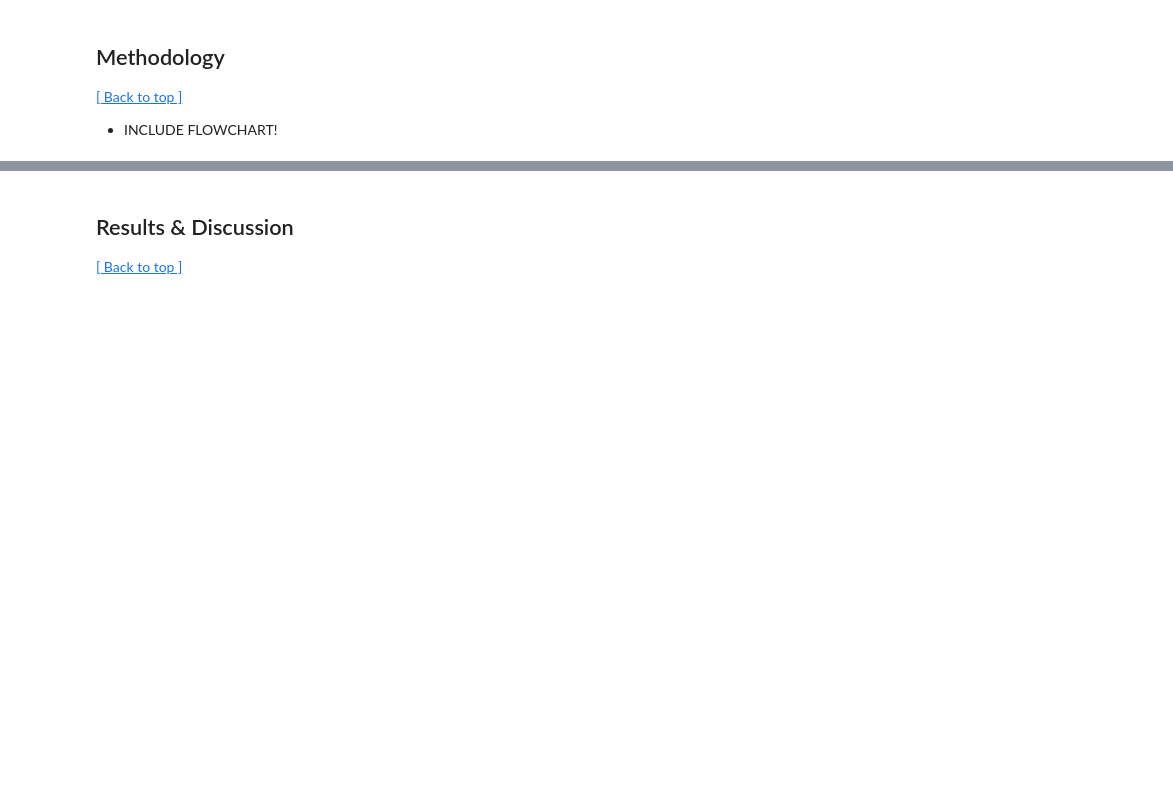
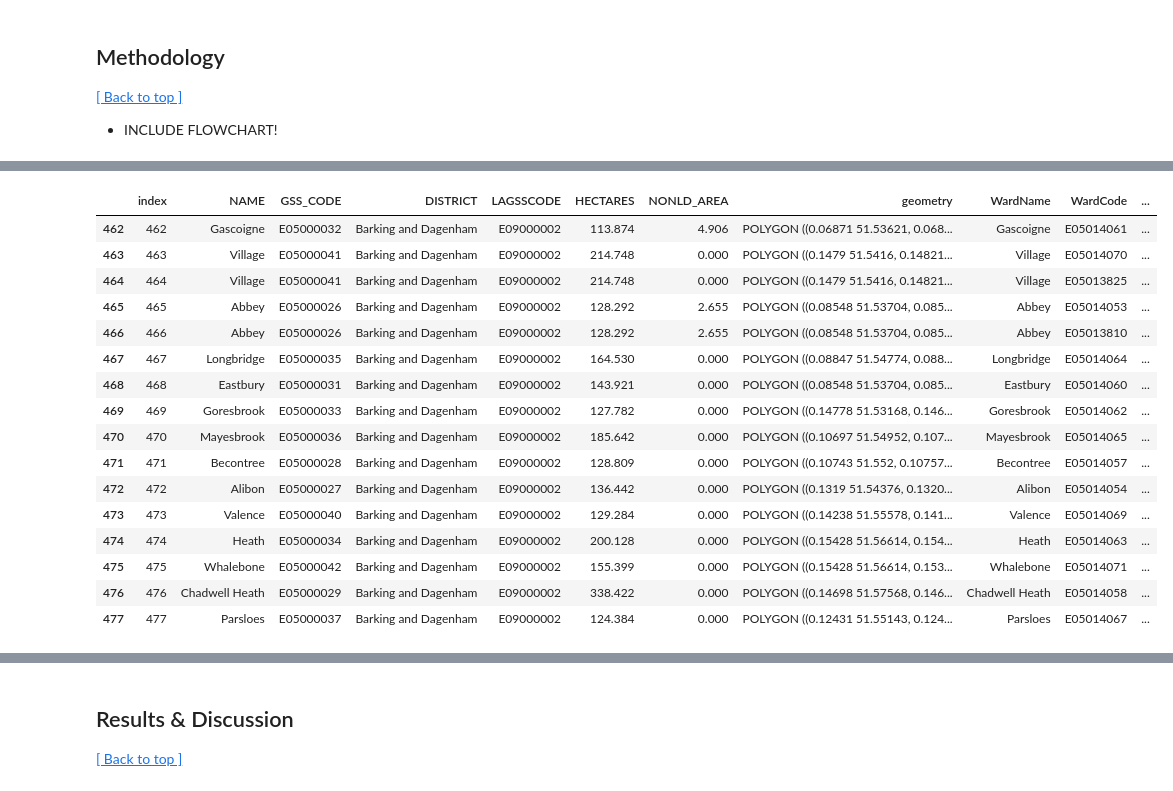
Before and after one commit to jyjylow/casa0006-assessment, a Jupyter notebook: CASA0006_Assessment.ipynb, the cells around one changed output, grey strips where cells are left out. Saved outputs shown, nothing was run; the diff lists cells and outputs as text; code cells hidden in the pictures; blank space fills up the shorter version.

Commit message:
added ward to LA data

```diff
--- a/CASA0006_Assessment.ipynb
+++ b/CASA0006_Assessment.ipynb
@@ -289,0 +345,16 @@ pois
+# %%
+# Get all the YYYYMM columns
+date_columns = [col for col in crimedf.columns if col.isdigit()]
+
+# Group by year by summing columns that start with the same year
+yearly_counts = pd.DataFrame()
+for year in sorted(set(col[:4] for col in date_columns)):
+    year_cols = [col for col in date_columns if col.startswith(year)]
+   # Sum only across wards (rows), keeping crime categories separate
+    yearly_counts[year] = crimedf.groupby(['LookUp_BoroughName', 'WardName', 'WardCode'])[year_cols].sum().sum(axis=1)
+
+
+# Reset the index to make 'Year' a column
+yearly_counts = yearly_counts.reset_index()
+print("Total Crime Counts by Year:")
+print(yearly_counts.head())
@@ -289,0 +376,5 @@ pois
+# %%
+# playing around with 2021 data - most recent full year available
+year_of_interest = '2021'
+total_crime_year = yearly_counts[['WardName', 'WardCode', year_of_interest]]
+total_crime_year.head()
@@ -289,0 +388,24 @@ pois
+# %%
+# merging with gdf
+gdf_2021 = pd.merge(gdf, total_crime_year, left_on='NAME', right_on='WardName', how='inner').reset_index()
+
+# checking for Barking and Dagenham
+gdf_2021[gdf_2021['DISTRICT'] == 'Barking and Dagenham']
+# %% [output]
+|  | index | NAME | GSS_CODE | DISTRICT | LAGSSCODE | HECTARES | NONLD_AREA | geometry | WardName | WardCode | ... |
+| 462 | 462 | Gascoigne | E05000032 | Barking and Dagenham | E09000002 | 113.874 | 4.906 | POLYGON ((0.06871 51.53621, 0.068... | Gascoigne | E05014061 | ... |
+| 463 | 463 | Village | E05000041 | Barking and Dagenham | E09000002 | 214.748 | 0.000 | POLYGON ((0.1479 51.5416, 0.14821... | Village | E05014070 | ... |
+| 464 | 464 | Village | E05000041 | Barking and Dagenham | E09000002 | 214.748 | 0.000 | POLYGON ((0.1479 51.5416, 0.14821... | Village | E05013825 | ... |
+| 465 | 465 | Abbey | E05000026 | Barking and Dagenham | E09000002 | 128.292 | 2.655 | POLYGON ((0.08548 51.53704, 0.085... | Abbey | E05014053 | ... |
+| 466 | 466 | Abbey | E05000026 | Barking and Dagenham | E09000002 | 128.292 | 2.655 | POLYGON ((0.08548 51.53704, 0.085... | Abbey | E05013810 | ... |
+| 467 | 467 | Longbridge | E05000035 | Barking and Dagenham | E09000002 | 164.530 | 0.000 | POLYGON ((0.08847 51.54774, 0.088... | Longbridge | E05014064 | ... |
+| 468 | 468 | Eastbury | E05000031 | Barking and Dagenham | E09000002 | 143.921 | 0.000 | POLYGON ((0.08548 51.53704, 0.085... | Eastbury | E05014060 | ... |
+| 469 | 469 | Goresbrook | E05000033 | Barking and Dagenham | E09000002 | 127.782 | 0.000 | POLYGON ((0.14778 51.53168, 0.146... | Goresbrook | E05014062 | ... |
+| 470 | 470 | Mayesbrook | E05000036 | Barking and Dagenham | E09000002 | 185.642 | 0.000 | POLYGON ((0.10697 51.54952, 0.107... | Mayesbrook | E05014065 | ... |
+| 471 | 471 | Becontree | E05000028 | Barking and Dagenham | E09000002 | 128.809 | 0.000 | POLYGON ((0.10743 51.552, 0.10757... | Becontree | E05014057 | ... |
+| 472 | 472 | Alibon | E05000027 | Barking and Dagenham | E09000002 | 136.442 | 0.000 | POLYGON ((0.1319 51.54376, 0.1320... | Alibon | E05014054 | ... |
+| 473 | 473 | Valence | E05000040 | Barking and Dagenham | E09000002 | 129.284 | 0.000 | POLYGON ((0.14238 51.55578, 0.141... | Valence | E05014069 | ... |
+| 474 | 474 | Heath | E05000034 | Barking and Dagenham | E09000002 | 200.128 | 0.000 | POLYGON ((0.15428 51.56614, 0.154... | Heath | E05014063 | ... |
+| 475 | 475 | Whalebone | E05000042 | Barking and Dagenham | E09000002 | 155.399 | 0.000 | POLYGON ((0.15428 51.56614, 0.153... | Whalebone | E05014071 | ... |
+| 476 | 476 | Chadwell Heath | E05000029 | Barking and Dagenham | E09000002 | 338.422 | 0.000 | POLYGON ((0.14698 51.57568, 0.146... | Chadwell Heath | E05014058 | ... |
+| 477 | 477 | Parsloes | E05000037 | Barking and Dagenham | E09000002 | 124.384 | 0.000 | POLYGON ((0.12431 51.55143, 0.124... | Parsloes | E05014067 | ... |
```
Also changed, not shown: parts of 11 cells of this notebook, 1 other file.
